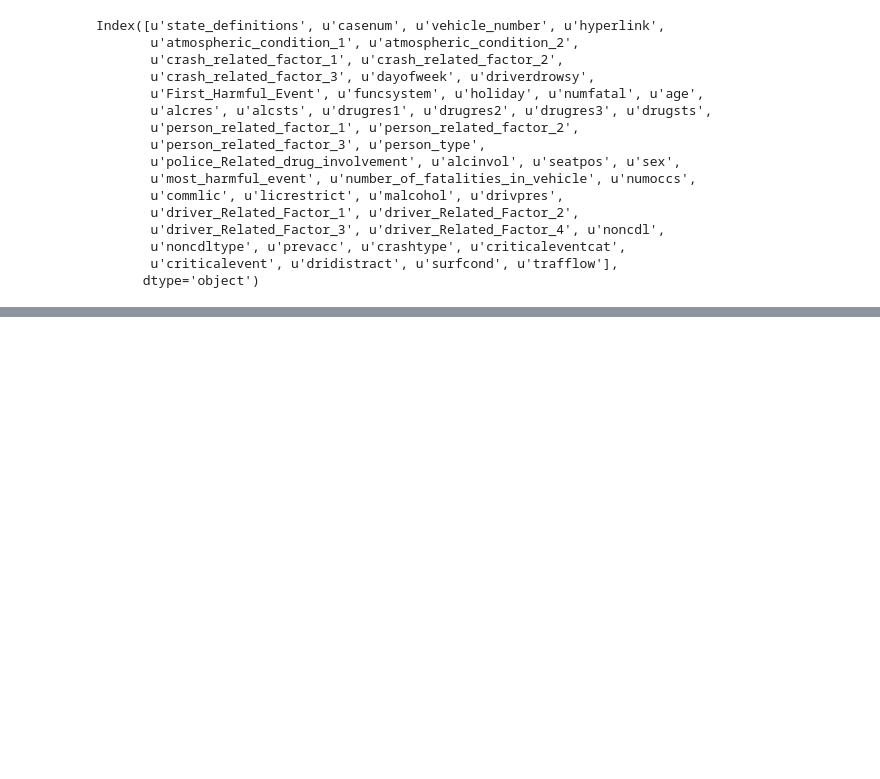
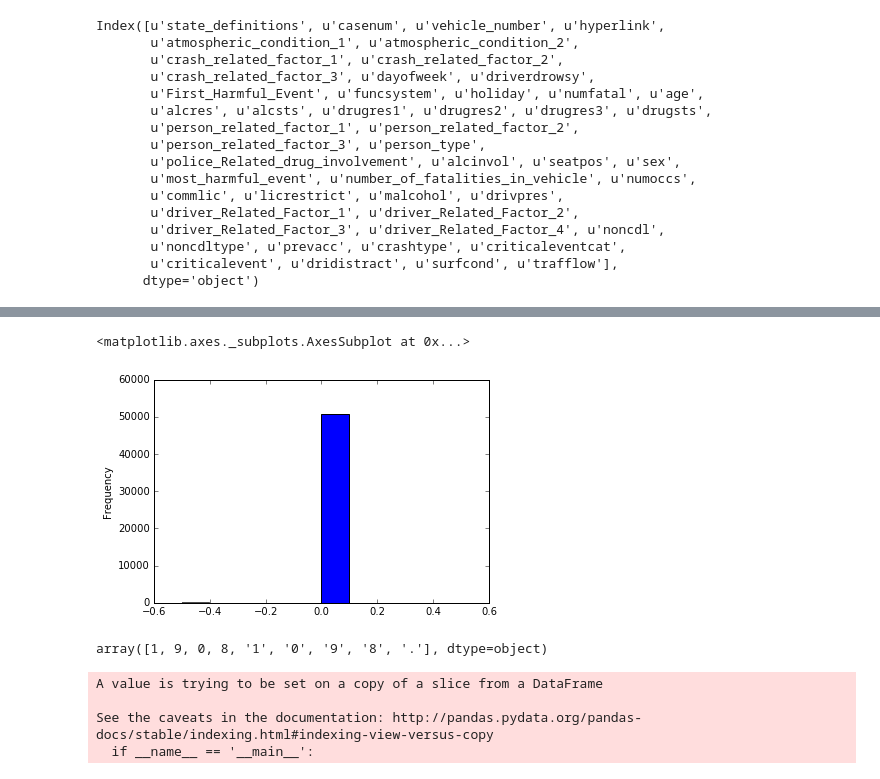
Before and after one commit to danielsamfdo/carSafetyStats, a Jupyter notebook: notebooks/Gathering_Statistics.ipynb, the cells around one changed output, grey strips where cells are left out. Cells and saved outputs as stored; diff of their text form; code cells hidden in the pictures; blank space fills up the shorter version.

```diff
--- a/notebooks/Gathering_Statistics.ipynb
+++ b/notebooks/Gathering_Statistics.ipynb
@@ -50,0 +133,24 @@ df['sex'].plot(kind='hist')
+# %%
+# Feature Tired
+
+# Driver Drowsy
+# 0	(0)Not Drowsy
+# 1	(1)Drowsy
+
+df['driverdrowsy'].plot(kind='hist')
+# Doesn't show anything useful since there is only Not Drowsy in the data frame
+# %% [output]
+<matplotlib.axes._subplots.AxesSubplot at 0x...>
+[figure, added]
+# %%
+df['alcinvol'].unique()
+# %% [output]
+array([1, 9, 0, 8, '1', '0', '9', '8', '.'], dtype=object)
+# %%
+df.alcinvol[df['alcinvol']=='.'] = 8
+df.alcinvol = df.alcinvol.astype(np.int64)
+# %% [output]
+A value is trying to be set on a copy of a slice from a DataFrame
+
+See the caveats in the documentation: http://pandas.pydata.org/pandas-docs/stable/indexing.html#indexing-view-versus-copy
+  if __name__ == '__main__':
```
Also changed, not shown: parts of 36 cells of this notebook, 1 other file.
